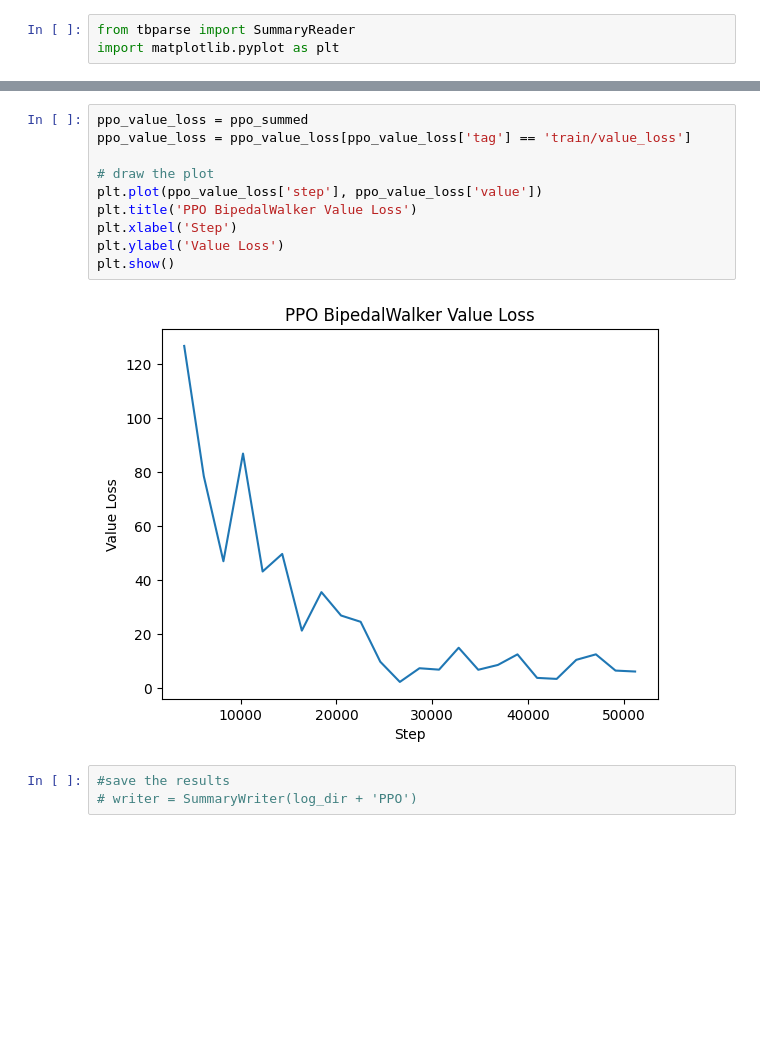
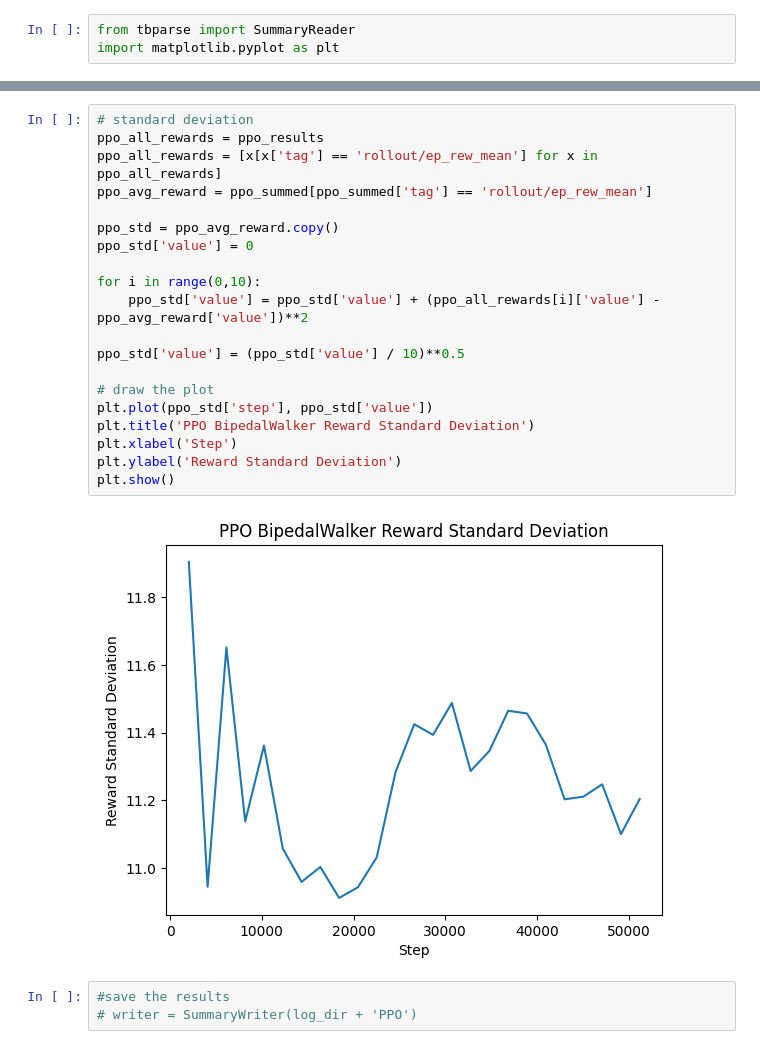
Before and after one commit to razogarz/AnalizaDanychCyfrowych, a Jupyter notebook: lab05/lab05.ipynb, the cells around one changed output, grey strips where cells are left out. Saved outputs shown, nothing was run; the diff lists cells and outputs as text; blank space fills up the shorter version.

```diff
--- a/lab05/lab05.ipynb
+++ b/lab05/lab05.ipynb
@@ -47,15 +48,25 @@ plt.show()
-# %%
-ppo_value_loss = ppo_summed
-ppo_value_loss = ppo_value_loss[ppo_value_loss['tag'] == 'train/value_loss']
-
-# draw the plot
-plt.plot(ppo_value_loss['step'], ppo_value_loss['value'])
-plt.title('PPO BipedalWalker Value Loss')
-plt.xlabel('Step')
-plt.ylabel('Value Loss')
-plt.show()
-# %% [output]
-[figure, removed]
+# %%
+# standard deviation
+ppo_all_rewards = ppo_results
+ppo_all_rewards = [x[x['tag'] == 'rollout/ep_rew_mean'] for x in ppo_all_rewards]
+ppo_avg_reward = ppo_summed[ppo_summed['tag'] == 'rollout/ep_rew_mean']
+
+ppo_std = ppo_avg_reward.copy()
+ppo_std['value'] = 0
+
+for i in range(0,10):
+    ppo_std['value'] = ppo_std['value'] + (ppo_all_rewards[i]['value'] - ppo_avg_reward['value'])**2
+
+ppo_std['value'] = (ppo_std['value'] / 10)**0.5
+
+# draw the plot
+plt.plot(ppo_std['step'], ppo_std['value'])
+plt.title('PPO BipedalWalker Reward Standard Deviation')
+plt.xlabel('Step')
+plt.ylabel('Reward Standard Deviation')
+plt.show()
+# %% [output]
+[figure, added]
 # %%
 #save the results
 # writer = SummaryWriter(log_dir + 'PPO')
```
Also changed, not shown: parts of 4 cells of this notebook, 2 other files.
